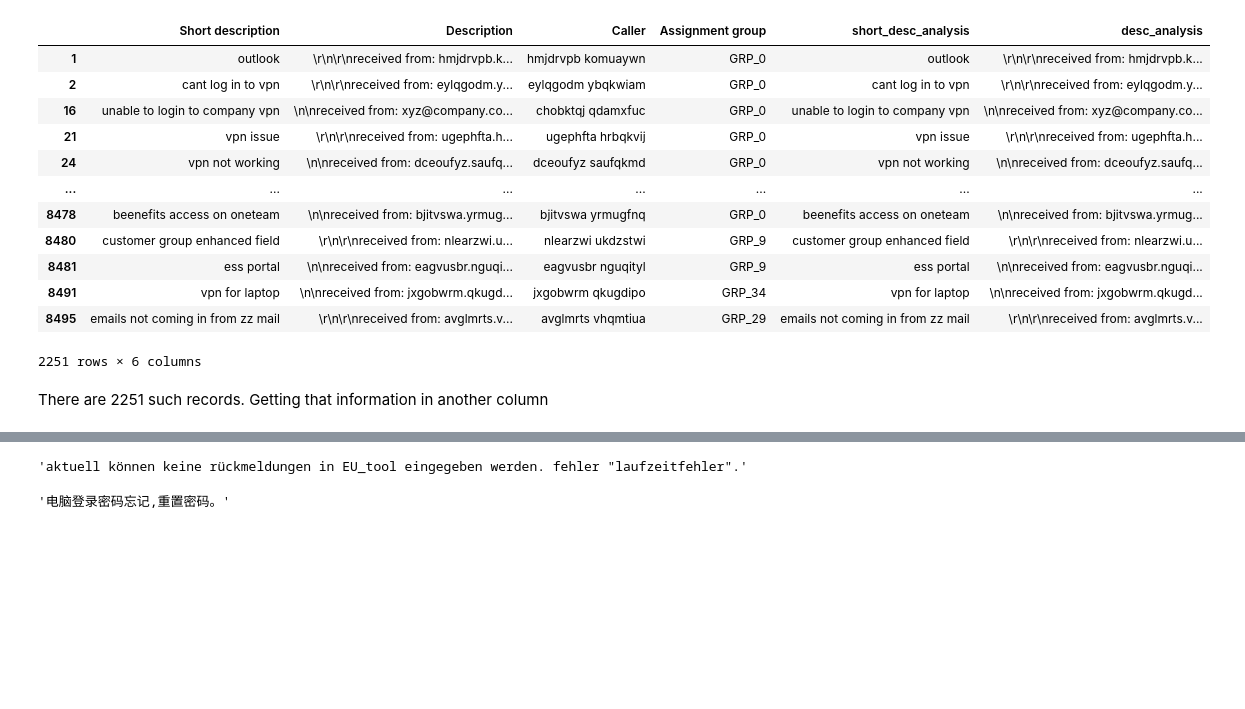
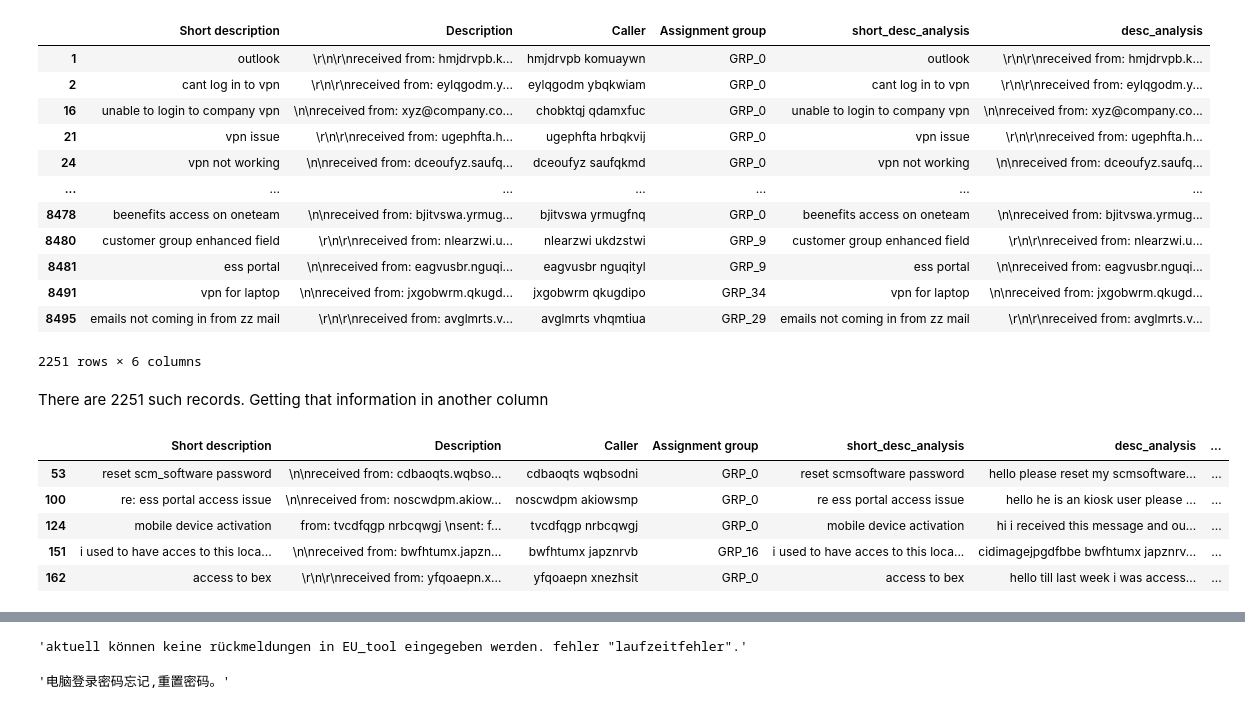
Before and after one commit to prasadpn/Ticket-Assignment, a Jupyter notebook: PP_AutomaticTicketAssignment.ipynb, the cells around one changed output, grey strips where cells are left out. Saved outputs shown, nothing was run; the diff lists cells and outputs as text; code cells hidden in the pictures; blank space fills up the shorter version.

```diff
--- a/PP_AutomaticTicketAssignment.ipynb
+++ b/PP_AutomaticTicketAssignment.ipynb
@@ -250,3 +298,12 @@ ata_data[ata_data['Description'].str.contains('received from:', case=False, na=F
 2251 rows × 6 columns
 # %% [markdown]
 There are 2251 such records.  Getting that information in another column
+# %%
+ata_data[ata_data['Description'].str.contains('to:', case=False, na=False)].head()
+# %% [output]
+|  | Short description | Description | Caller | Assignment group | short_desc_analysis | desc_analysis | ... |
+| 53 | reset scm_software password | \n\nreceived from: cdbaoqts.wqbso... | cdbaoqts wqbsodni | GRP_0 | reset scmsoftware password | hello please reset my scmsoftware... | ... |
+| 100 | re: ess portal access issue | \n\nreceived from: noscwdpm.akiow... | noscwdpm akiowsmp | GRP_0 | re ess portal access issue | hello he is an kiosk user please ... | ... |
+| 124 | mobile device activation | from: tvcdfqgp nrbcqwgj \nsent: f... | tvcdfqgp nrbcqwgj | GRP_0 | mobile device activation | hi i received this message and ou... | ... |
+| 151 | i used to have acces to this loca... | \n\nreceived from: bwfhtumx.japzn... | bwfhtumx japznrvb | GRP_16 | i used to have acces to this loca... | cidimagejpgdfbbe bwfhtumx japznrv... | ... |
+| 162 | access to bex | \r\n\r\nreceived from: yfqoaepn.x... | yfqoaepn xnezhsit | GRP_0 | access to bex | hello till last week i was access... | ... |
```
Also changed, not shown: parts of 18 cells of this notebook.
